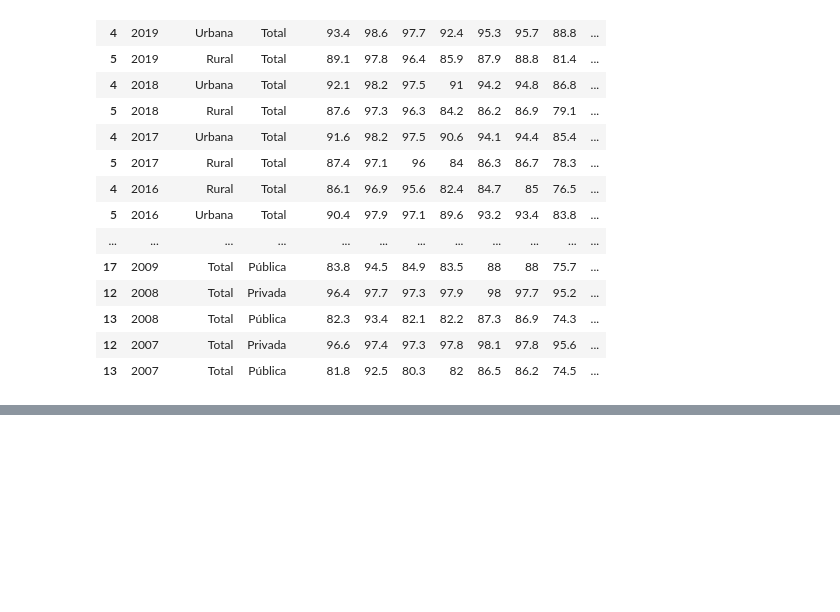
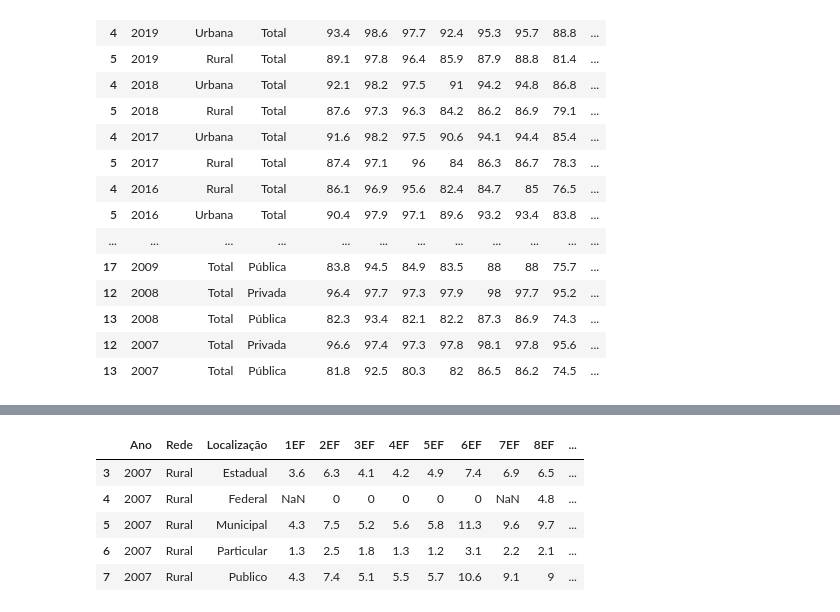
Before and after one commit to aianshay/covid-impacts-on-education, a Jupyter notebook: performance_data.ipynb, the cells around one changed output, grey strips where cells are left out. Cells and saved outputs as stored; diff of their text form; code cells hidden in the pictures; blank space fills up the shorter version.

Commit message:
School dropout

```diff
--- a/performance_data.ipynb
+++ b/performance_data.ipynb
@@ -444,0 +476,41 @@ final_performance_data.to_csv(path_or_buf='data/final_performance_data.csv', ind
+# %%
+"""works for year > 2010"""
+
+def create_performance_dataframe_(year):
+    df = pd.read_excel(f'data/tx_rend_brasil_regioes_ufs_{year}.xlsx', skiprows=5)
+
+    #selecting columns
+    df = df.drop(df.columns[4:40], axis=1)
+    df = df.iloc[:,:22]
+
+    #naming columns
+    df.columns = ['Ano', 'Unidade Geográfica', 'Localização',
+                  'Rede', 'Total - EF', 'Anos Iniciais - EF',
+                  'Anos Finais - EF', '1EF', '2EF', '3EF', '4EF', '5EF', '6EF', '7EF',
+                  '8EF', '9EF', 'Total - EM', '1EM', '2EM', '3EM', '4EM', 'Não-Seriado']
+
+    df = df.iloc[3:,:]
+    df = df.loc[:20,:]
+    df.drop(columns=['Unidade Geográfica', 'Anos Iniciais - EF', 'Anos Finais - EF'], inplace=True)
+
+    return df
+# %%
+years_finals = list(range(2011,2021))
+df_finals = pd.DataFrame([])
+
+for y in years_finals:
+    df_years_finals = create_performance_dataframe_(y)
+    df_finals = pd.concat([df_finals, df_years_finals])
+# %%
+final_performance_school_dropout = pd.concat([df_initials, df_finals])
+# %%
+final_performance_school_dropout['Rede'] = final_performance_school_dropout['Rede'].apply(format_rede)
+# %%
+final_performance_school_dropout.head()
+# %% [output]
+|  | Ano | Rede | Localização | 1EF | 2EF | 3EF | 4EF | 5EF | 6EF | 7EF | 8EF | ... |
+| 3 | 2007 | Rural | Estadual | 3.6 | 6.3 | 4.1 | 4.2 | 4.9 | 7.4 | 6.9 | 6.5 | ... |
+| 4 | 2007 | Rural | Federal | NaN | 0 | 0 | 0 | 0 | 0 | NaN | 4.8 | ... |
+| 5 | 2007 | Rural | Municipal | 4.3 | 7.5 | 5.2 | 5.6 | 5.8 | 11.3 | 9.6 | 9.7 | ... |
+| 6 | 2007 | Rural | Particular | 1.3 | 2.5 | 1.8 | 1.3 | 1.2 | 3.1 | 2.2 | 2.1 | ... |
+| 7 | 2007 | Rural | Publico | 4.3 | 7.4 | 5.1 | 5.5 | 5.7 | 10.6 | 9.1 | 9 | ... |
```
Also changed, not shown: parts of 8 cells of this notebook, 2 other files.
